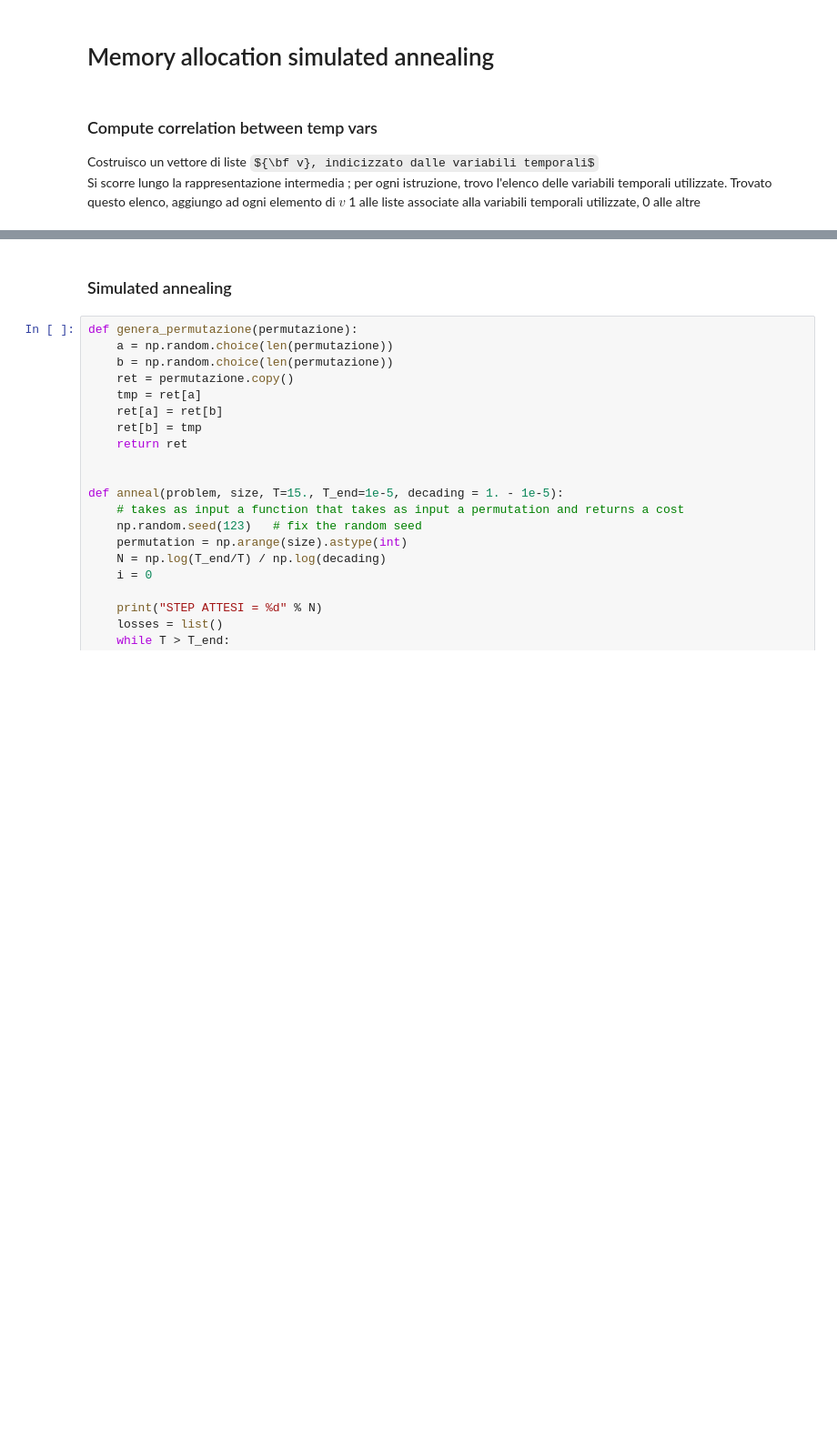
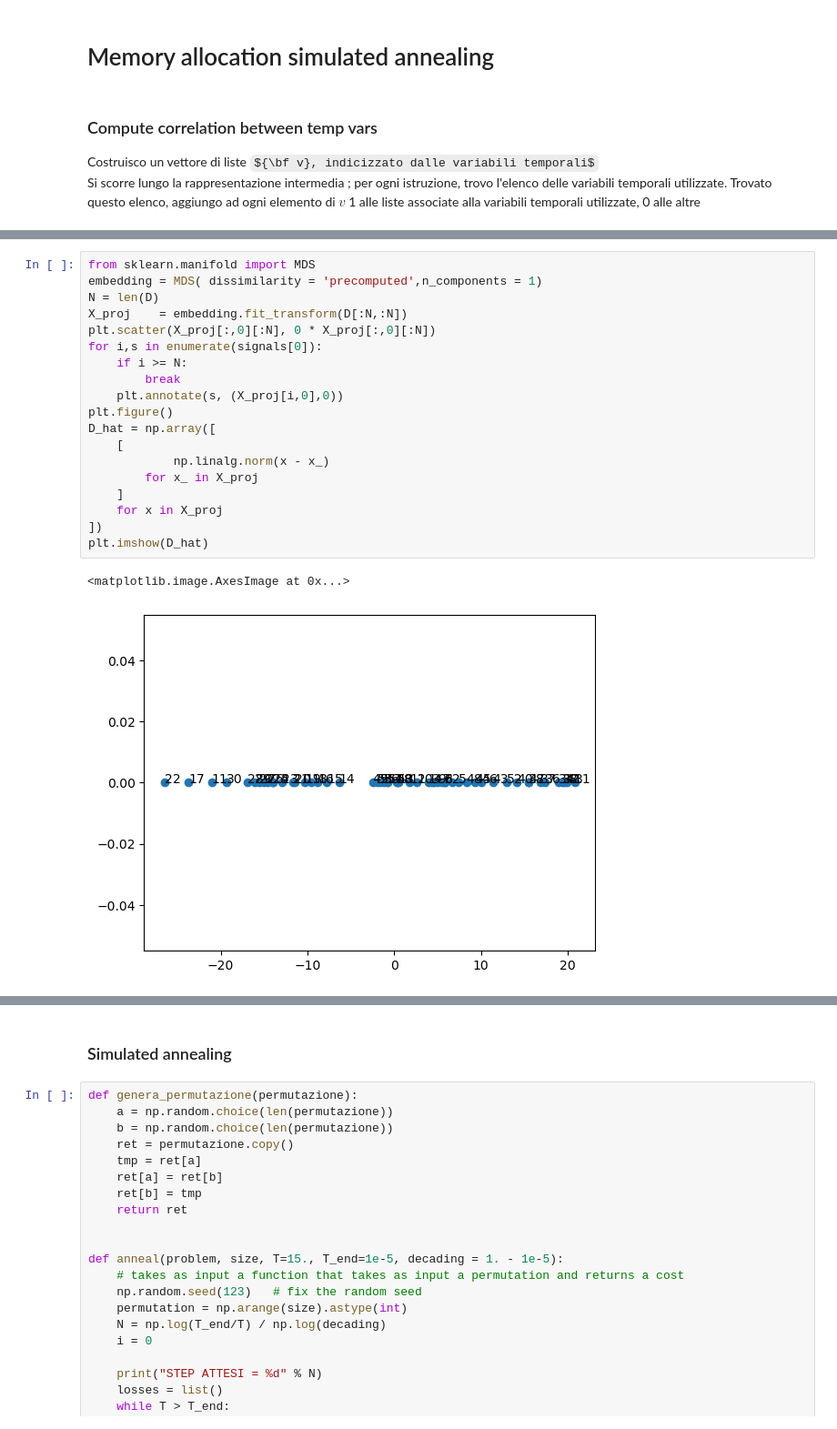
Before and after one commit to nncm-xbc/onnxmlir-pim-sparsify, a Jupyter notebook: Delivery.ipynb, the cells around one changed output, grey strips where cells are left out. Shown: that part at 91% size. Saved outputs shown, nothing was run; the diff lists cells and outputs as text; some formulas as TeX source; blank space fills up the shorter version.

```diff
--- a/Delivery.ipynb
+++ b/Delivery.ipynb
@@ -466,0 +483,22 @@ for i,s in enumerate(signals[0]):
+# %%
+from sklearn.manifold import MDS
+embedding = MDS( dissimilarity = 'precomputed',n_components = 1)
+N = len(D)
+X_proj    = embedding.fit_transform(D[:N,:N])
+plt.scatter(X_proj[:,0][:N], 0 * X_proj[:,0][:N])
+for i,s in enumerate(signals[0]):
+    if i >= N:
+        break
+    plt.annotate(s, (X_proj[i,0],0))
+plt.figure()
+D_hat = np.array([
+    [
+            np.linalg.norm(x - x_)
+        for x_ in X_proj
+    ]
+    for x in X_proj
+])
+plt.imshow(D_hat)
+# %% [output]
+<matplotlib.image.AxesImage at 0x...>
+[figure, added]
```
Also changed, not shown: parts of 8 cells of this notebook.
